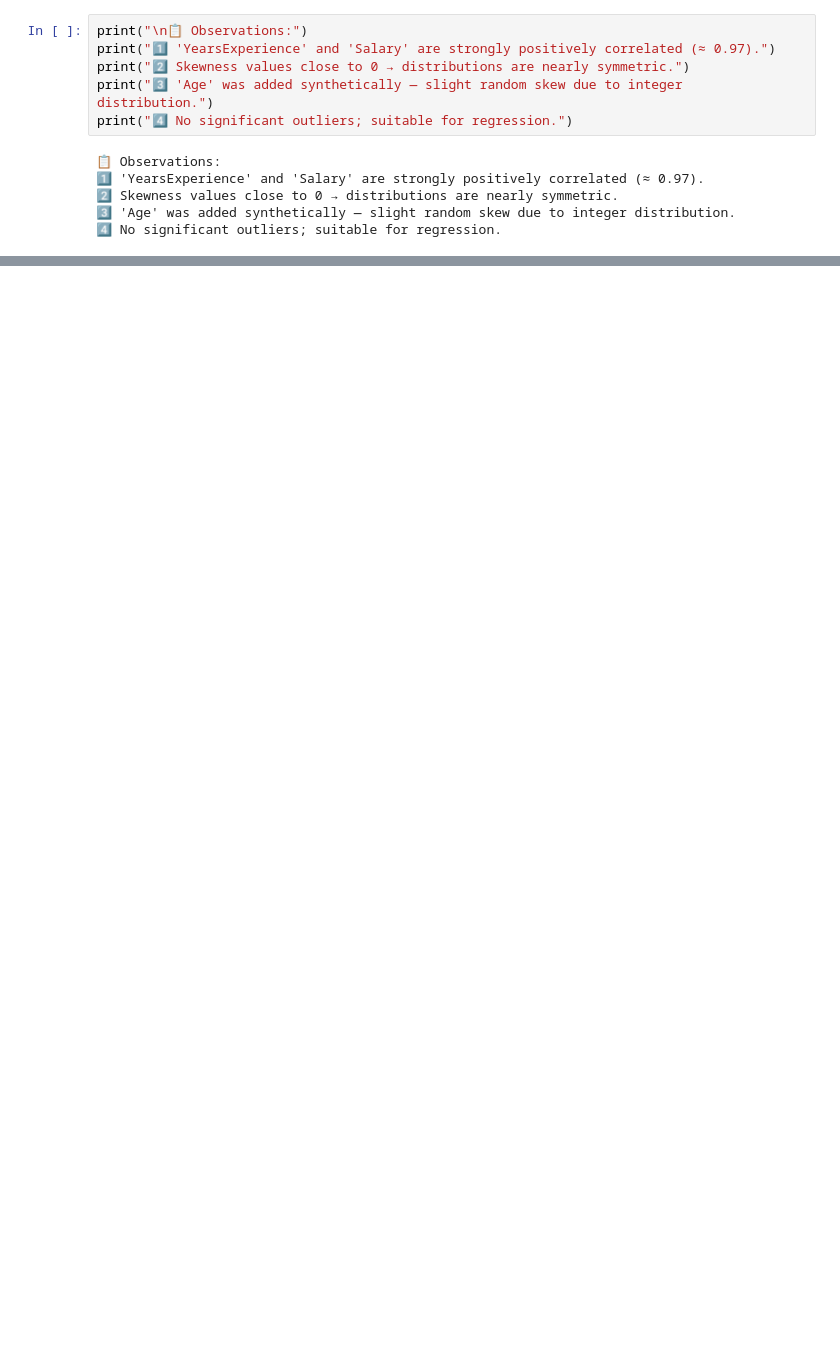
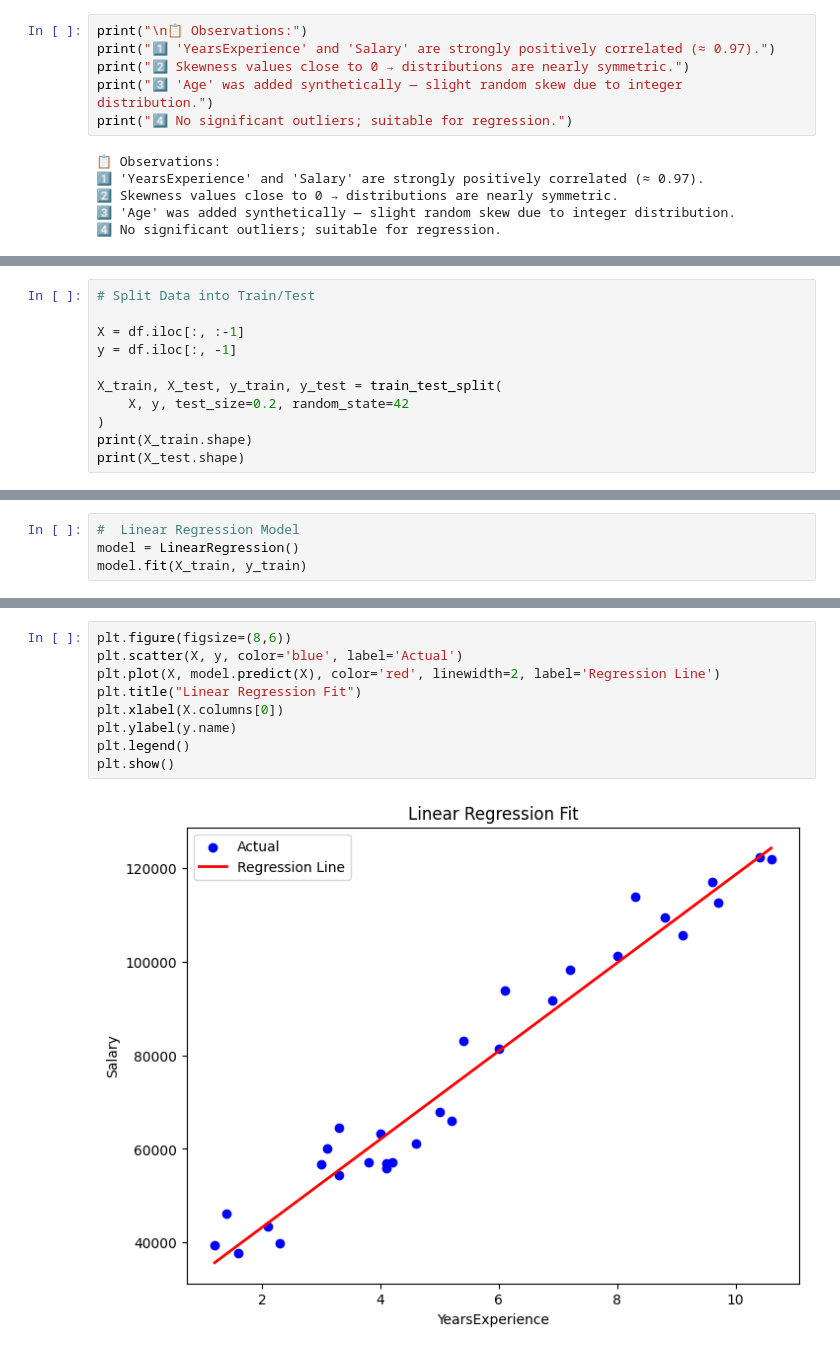
Before and after one commit to Vinotha2005/LINEAR-REGRESSION-TASK, a Jupyter notebook: task.ipynb, the cells around one changed output, grey strips where cells are left out. Drawn from its saved outputs; the diff is of its cells as text; blank space fills up the shorter version.

```diff
--- a/task.ipynb
+++ b/task.ipynb
@@ -175,0 +155,11 @@ plt.show()
+# %%
+# Split Data into Train/Test
+
+X = df.iloc[:, :-1]
+y = df.iloc[:, -1]
+
+X_train, X_test, y_train, y_test = train_test_split(
+    X, y, test_size=0.2, random_state=42
+)
+print(X_train.shape)
+print(X_test.shape)
@@ -175,0 +169,4 @@ plt.show()
+# %%
+#  Linear Regression Model
+model = LinearRegression()
+model.fit(X_train, y_train)
@@ -175,0 +201,11 @@ plt.show()
+# %%
+plt.figure(figsize=(8,6))
+plt.scatter(X, y, color='blue', label='Actual')
+plt.plot(X, model.predict(X), color='red', linewidth=2, label='Regression Line')
+plt.title("Linear Regression Fit")
+plt.xlabel(X.columns[0])
+plt.ylabel(y.name)
+plt.legend()
+plt.show()
+# %% [output]
+[figure, added]
```
Also changed, not shown: parts of 18 cells of this notebook.
